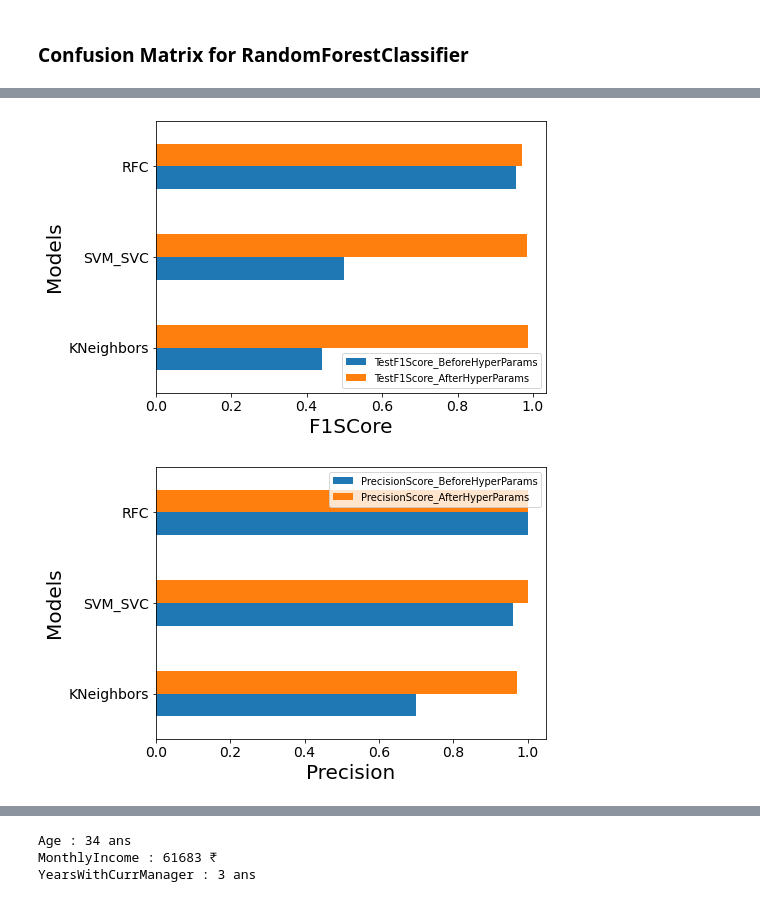
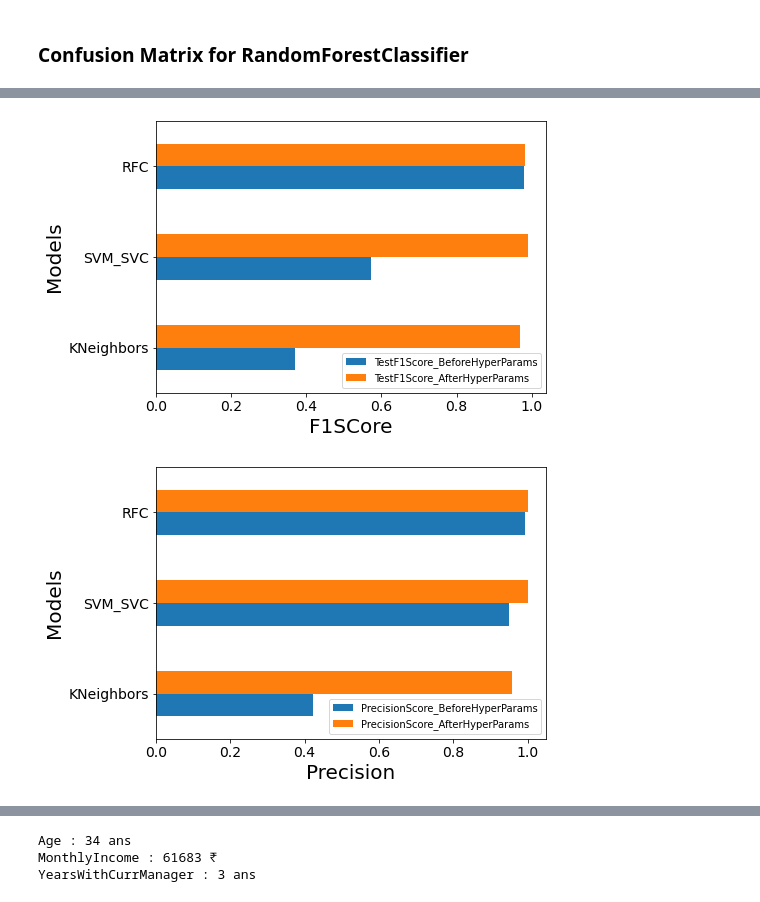
Before and after one commit to Killian-drh/Projet-HR-Analysis, a Jupyter notebook: NT_Projet_IA.ipynb, the cells around one changed output, grey strips where cells are left out. Drawn from its saved outputs; the diff is of its cells as text; code cells hidden in the pictures.

```diff
--- a/NT_Projet_IA.ipynb
+++ b/NT_Projet_IA.ipynb
@@ -471,5 +472,5 @@ clf_RFC = RandomForestClassifier(n_estimators=75,random_state=42)
 clf_RFC.fit(X_train, y_train)
 # Scoring
 print('Test score :', clf_RFC.score(X_test, y_test))
-#clf_RFC_predicted = clf_RFC.predict(X_test)
+clf_RFC_predicted = clf_RFC.predict(X_test)
 # %% [output]
@@ -483,5 +484,5 @@ clf_svm = svm.SVC()
 clf_svm.fit(X_train, y_train)
 # Scoring
 print('Test score :', clf_svm.score(X_test, y_test))
-#clf_svm_predicted = clf_svm.predict(X_test)
+clf_svm_predicted = clf_svm.predict(X_test)
 # %% [output]
@@ -495,7 +496,7 @@ clf_linear_svc = LinearSVC(random_state=42)
 clf_linear_svc.fit(X_train, y_train)
 # Scoring
 print('Test score : ', clf_linear_svc.score(X_test, y_test))
-#clf_linear_svc_predicted = clf_linear_svc.predict(X_test)
+clf_linear_svc_predicted = clf_linear_svc.predict(X_test)
 # %% [output]
 Test score :  0.8480725623582767
 # %% [markdown]
@@ -507,7 +508,7 @@ clf_LR = LogisticRegression(random_state=42)
 clf_LR.fit(X_train, y_train)
 # Scoring
 print('Test score : ', clf_LR.score(X_test, y_test))
-#clf_LR_predicted = clf_LR.predict(X_test)
+clf_LR_predicted = clf_LR.predict(X_test)
 # %% [output]
 Test score :  0.8435374149659864
 # %% [markdown]
@@ -1045,9 +1046,9 @@ sns.heatmap(cf_mat_rfc , annot=labels,fmt='', cmap='Blues')
 # %%
 ## Comparaison
 # %%
-f1_data=pd.DataFrame([ ['KNeighbors', 0.44 , 0.986],
-                 ['SVM_SVC',  0.5  , 0.985 ] ,
-                 ['RFC', 0.955  ,0.97 ]] ,
+f1_data=pd.DataFrame([ ['KNeighbors', f1_score_score_kn , f1_score_score_kn_bm],
+                 ['SVM_SVC',  f1_score_score_svm  , f1_score_score_svc_bm ] ,
+                 ['RFC', f1_score_score_rfc  ,f1_score_score_rfc_bm ]] ,
                columns=["MODELS",'TestF1Score_BeforeHyperParams','TestF1Score_AfterHyperParams'],
               )
 plt.rcParams["figure.figsize"] = [7,5]
@@ -1059,23 +1060,23 @@ plt.xticks(fontsize=14) #rotation=90)
 plt.yticks(fontsize=14)
 plt.show()
 # %% [output]
-[figure, old version]
+[figure, new version]
 # %%
-Pr_data=pd.DataFrame([ ['KNeighbors', 0.699 , 0.972],
-                 ['SVM_SVC',  0.96  , 1 ] ,
-                 ['RFC', 1  ,1 ]] ,
+Pr_data=pd.DataFrame([ ['KNeighbors', precision_score_kn , precision_score_kn_bm],
+                 ['SVM_SVC',  precision_score_svm  , precision_score_svc_bm ] ,
+                 ['RFC', precision_score_rfc  , precision_score_rfc_bm ]] ,
                columns=["MODELS",'PrecisionScore_BeforeHyperParams','PrecisionScore_AfterHyperParams'],
               )
 plt.rcParams["figure.figsize"] = [7,5]
 Pr_data.set_index('MODELS', inplace=True)
 Pr_data.plot(kind='barh')
 plt.xlabel("Precision",fontsize=20)
 plt.ylabel("Models",fontsize=20)
 plt.xticks(fontsize=14) #rotation=90)
 plt.yticks(fontsize=14)
 plt.show()
 # %% [output]
-[figure, old version]
+[figure, new version]
 # %%
 from sklearn.metrics import plot_roc_curve
 
```
Also changed, not shown: parts of 35 cells of this notebook.
